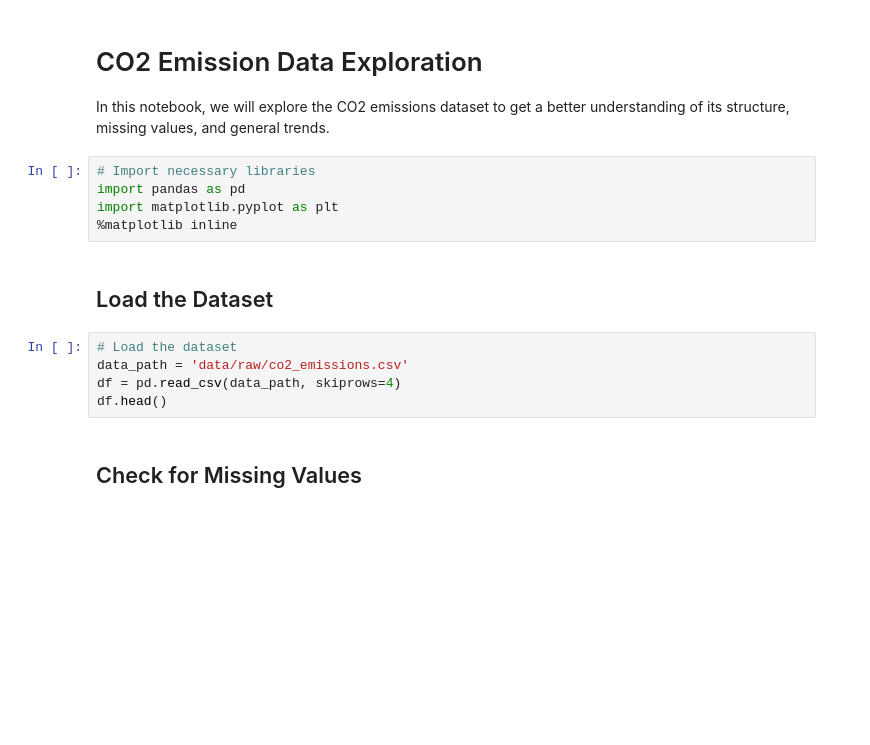
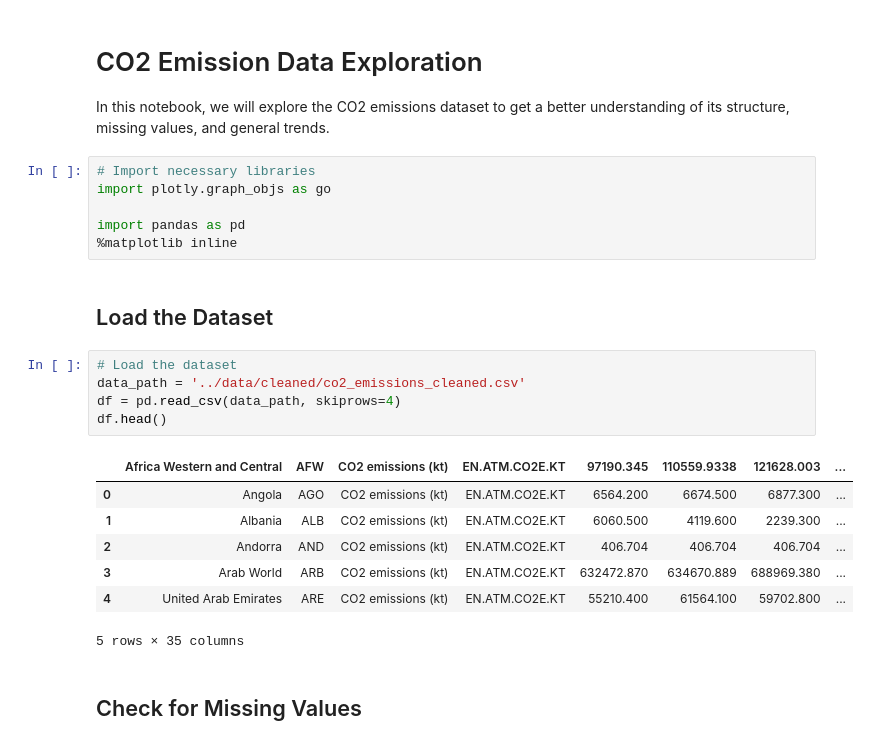
Before and after one commit to maslla100/CO2emissions, a Jupyter notebook: notebooks/01_data_exploration.ipynb, the cells around one changed output. Drawn from its saved outputs; the diff is of its cells as text; blank space fills up the shorter version.

```diff
--- a/notebooks/01_data_exploration.ipynb
+++ b/notebooks/01_data_exploration.ipynb
@@ -3,16 +3,25 @@
 In this notebook, we will explore the CO2 emissions dataset to get a better understanding of its structure, missing values, and general trends.
 # %%
 # Import necessary libraries
+import plotly.graph_objs as go
+
 import pandas as pd
-import matplotlib.pyplot as plt
 %matplotlib inline
 # %% [markdown]
 ## Load the Dataset
 # %%
 # Load the dataset
-data_path = 'data/raw/co2_emissions.csv'
+data_path = '../data/cleaned/co2_emissions_cleaned.csv'
 df = pd.read_csv(data_path, skiprows=4)
 df.head()
+# %% [output]
+|  | Africa Western and Central | AFW | CO2 emissions (kt) | EN.ATM.CO2E.KT | 97190.345 | 110559.9338 | 121628.003 | ... |
+| 0 | Angola | AGO | CO2 emissions (kt) | EN.ATM.CO2E.KT | 6564.200 | 6674.500 | 6877.300 | ... |
+| 1 | Albania | ALB | CO2 emissions (kt) | EN.ATM.CO2E.KT | 6060.500 | 4119.600 | 2239.300 | ... |
+| 2 | Andorra | AND | CO2 emissions (kt) | EN.ATM.CO2E.KT | 406.704 | 406.704 | 406.704 | ... |
+| 3 | Arab World | ARB | CO2 emissions (kt) | EN.ATM.CO2E.KT | 632472.870 | 634670.889 | 688969.380 | ... |
+| 4 | United Arab Emirates | ARE | CO2 emissions (kt) | EN.ATM.CO2E.KT | 55210.400 | 61564.100 | 59702.800 | ... |
+5 rows × 35 columns
 # %% [markdown]
 ## Check for Missing Values
 # %%
```
Also changed, not shown: parts of 4 cells of this notebook, 21 other files.
